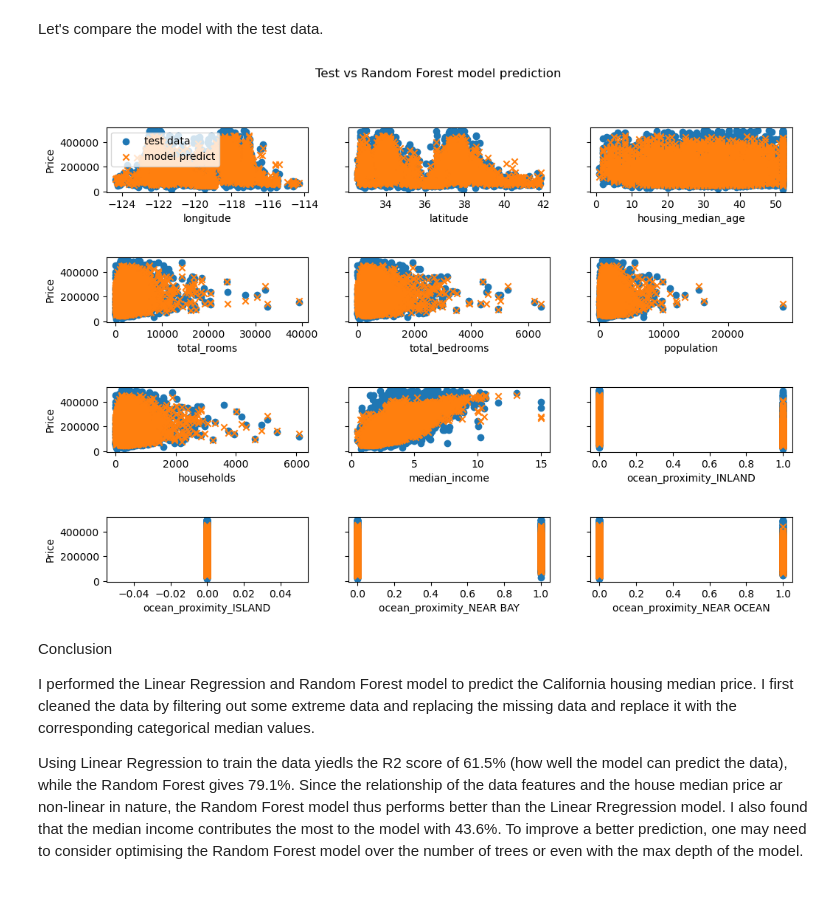
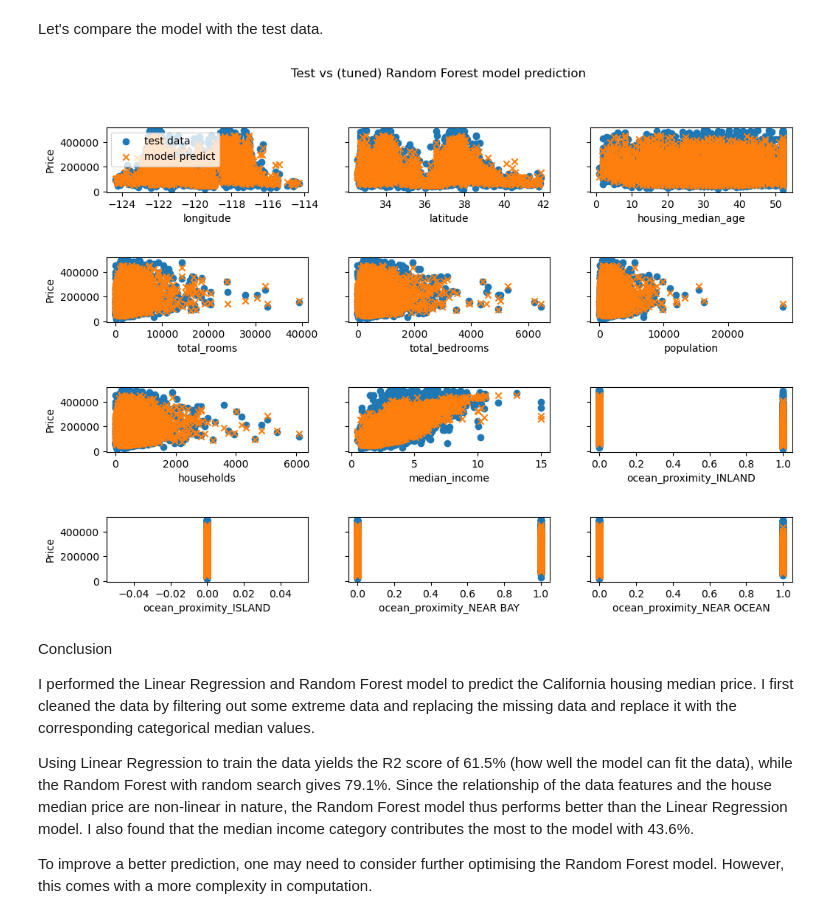
Before and after one commit to natwonglakhon/House_price_modelling, a Jupyter notebook: California_Housing.ipynb, the cells around one changed output. Cells and saved outputs as stored; diff of their text form; code cells hidden in the pictures.

```diff
--- a/California_Housing.ipynb
+++ b/California_Housing.ipynb
@@ -311,0 +304,26 @@ Now, let's look into the Random Forest model and how each feature contributes to
+# %%
+#from sklearn.model_selection import GridSearchCV
+from sklearn.model_selection import RandomizedSearchCV
+
+param_grid = {
+    "n_estimators": [200, 400, 500],
+    "max_depth": [10, 20, None],
+    "min_samples_split": [2, 5, 10]
+}
+
+rf_base = RandomForestRegressor(random_state=40)
+
+random_search = RandomizedSearchCV(
+    estimator=rf_base,
+    param_distributions=param_grid,
+    n_iter=15,          # only tries 15 random combinations instead of all 27
+    cv=5, # 5-fold cross validation
+    scoring="r2", # optimise for R2
+    n_jobs=-1, # use all CPU cores to speed it up
+    random_state=42
+)
+
+random_search.fit(X_train_norm, y_train)
+
+print("Best parameters:", random_search.best_params_)
+print("Best R2 score:", random_search.best_score_)
@@ -311,0 +335,5 @@ Now, let's look into the Random Forest model and how each feature contributes to
+# %%
+best_rf = random_search.best_estimator_
+
+y_pred_tuned = best_rf.predict(X_test_norm)
+print("Test R2:", r2_score(y_test, y_pred_tuned))
@@ -347,26 +379,28 @@ Let's compare the model with the test data.
 # %%
 fig, ax = plt.subplots(4, 3, figsize=(12, 8), sharey=True)
 plt.subplots_adjust(hspace=1)
 for j, i in enumerate(range(0, 12)):  # j = 0..5, i = 3..8
     row = j//3
     col = j%3
     # Plot target
     ax[row, col].scatter(X_test.iloc[:, i].to_numpy(), y_test.to_numpy(), label='test data')
     # plot prediction
-    ax[row, col].scatter(X_test.iloc[:, i], y_pred_rf, label='model predict', marker = 'x')
+    ax[row, col].scatter(X_test.iloc[:, i], y_pred_tuned, label='model predict', marker = 'x')
     ax[row, col].set_xlabel(X_train.columns[i])
     ax[row,0].set_ylabel("Price")
 
 ax[0,0].legend()
 
-fig.suptitle("Test vs Random Forest model prediction")
+fig.suptitle("Test vs (tuned) Random Forest model prediction")
 plt.savefig("images/Test_vs_model_rf.png", dpi=150, bbox_inches='tight')
 plt.show()
 # %% [output]
-[figure, old version]
+[figure, new version]
 # %% [markdown]
 Conclusion
 
 I performed the Linear Regression and Random Forest model to predict the California housing median price. I first cleaned the data by filtering out some extreme data and replacing the missing data and replace it with the corresponding categorical median values.
 
-Using Linear Regression to train the data yiedls the R2 score of 61.5% (how well the model can predict the data), while the Random Forest gives 79.1%. Since the relationship of the data features and the house median price ar non-linear in nature, the Random Forest model thus performs better than the Linear Rregression model. I also found that the median income contributes the most to the model with 43.6%. To improve a better prediction, one may need to consider optimising the Random Forest model over the number of trees or even with the max depth of the model.
+Using Linear Regression to train the data yields the R2 score of 61.5% (how well the model can fit the data), while the Random Forest with random search gives 79.1%. Since the relationship of the data features and the house median price are non-linear in nature, the Random Forest model thus performs better than the Linear Regression model. I also found that the median income category contributes the most to the model with 43.6%.
+
+To improve a better prediction, one may need to consider further optimising the Random Forest model. However, this comes with a more complexity in computation.
```
Also changed, not shown: parts of 11 cells of this notebook.
